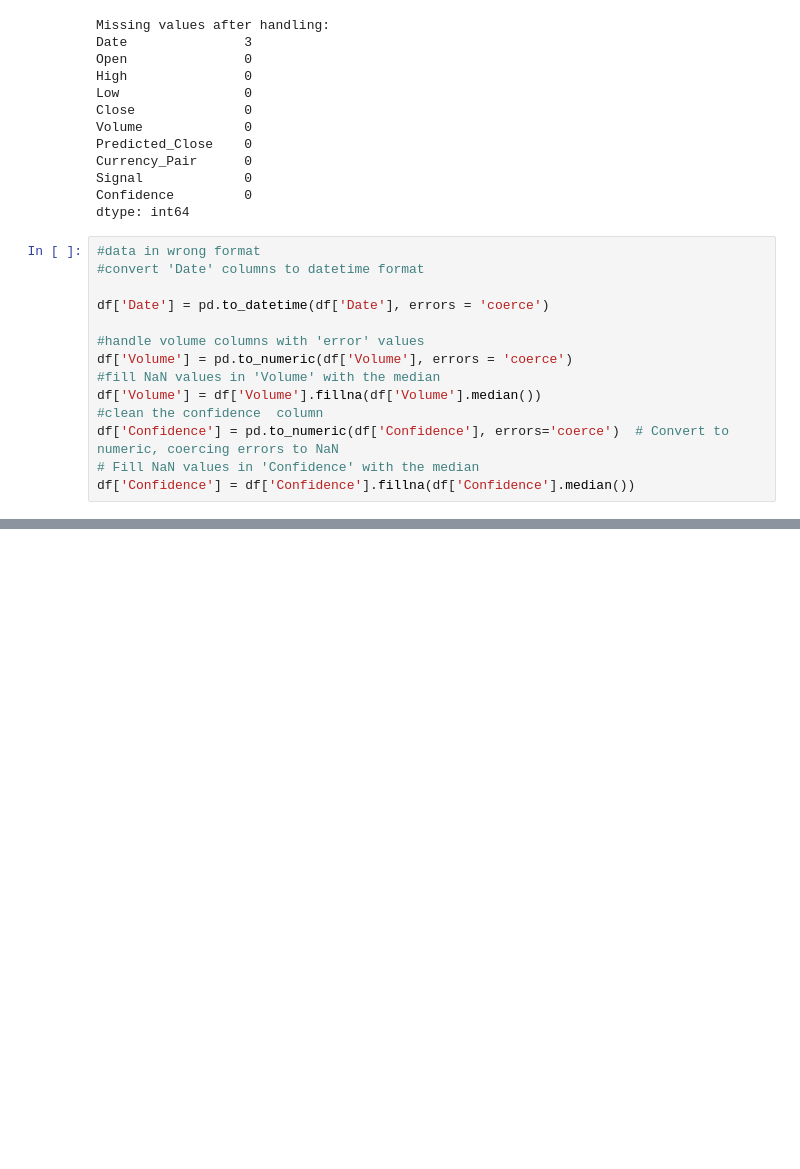
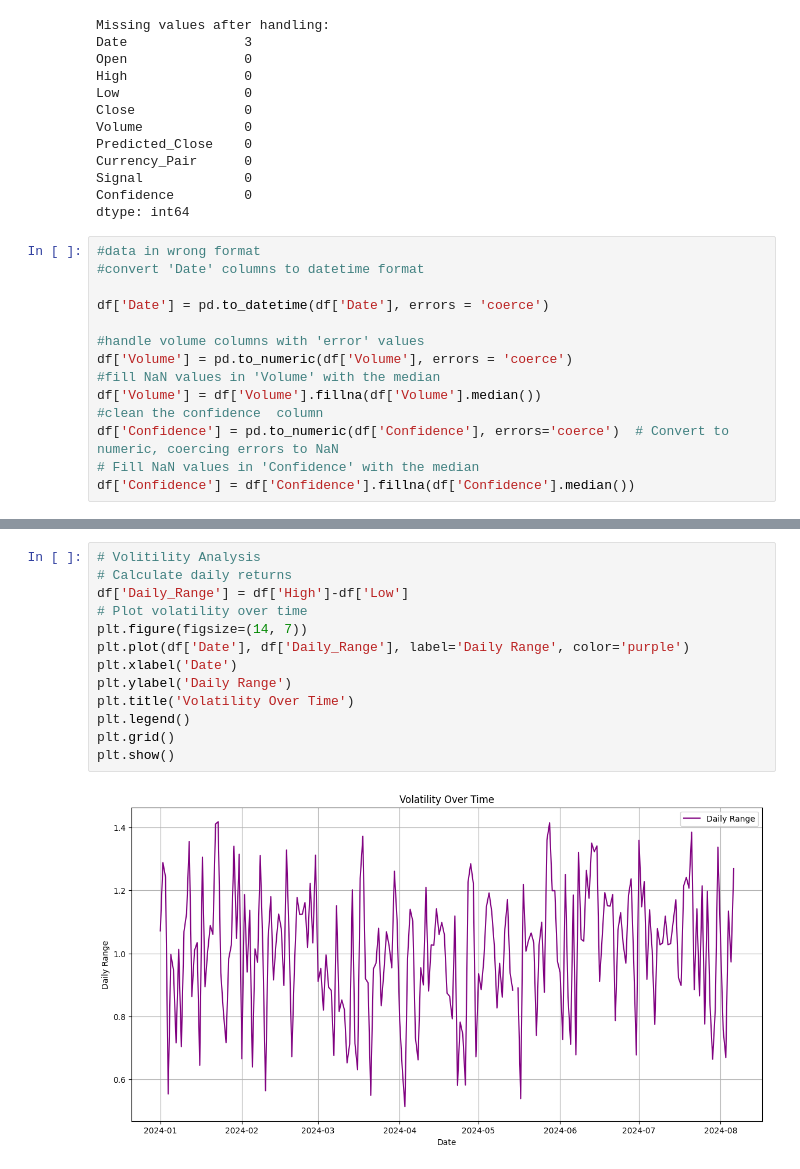
Before and after one commit to Tusiime-J/Datascience1, a Jupyter notebook: day3/forexpredictions.ipynb, the cells around one changed output, grey strips where cells are left out. Saved outputs shown, nothing was run; the diff lists cells and outputs as text; blank space fills up the shorter version.

```diff
--- a/day3/forexpredictions.ipynb
+++ b/day3/forexpredictions.ipynb
@@ -171,0 +249,15 @@ dtype: object
+# %%
+# Volitility Analysis
+# Calculate daily returns
+df['Daily_Range'] = df['High']-df['Low']
+# Plot volatility over time
+plt.figure(figsize=(14, 7))
+plt.plot(df['Date'], df['Daily_Range'], label='Daily Range', color='purple')
+plt.xlabel('Date')
+plt.ylabel('Daily Range')
+plt.title('Volatility Over Time')
+plt.legend()
+plt.grid()
+plt.show()
+# %% [output]
+[figure, added]
```
Also changed, not shown: parts of 8 cells of this notebook.
